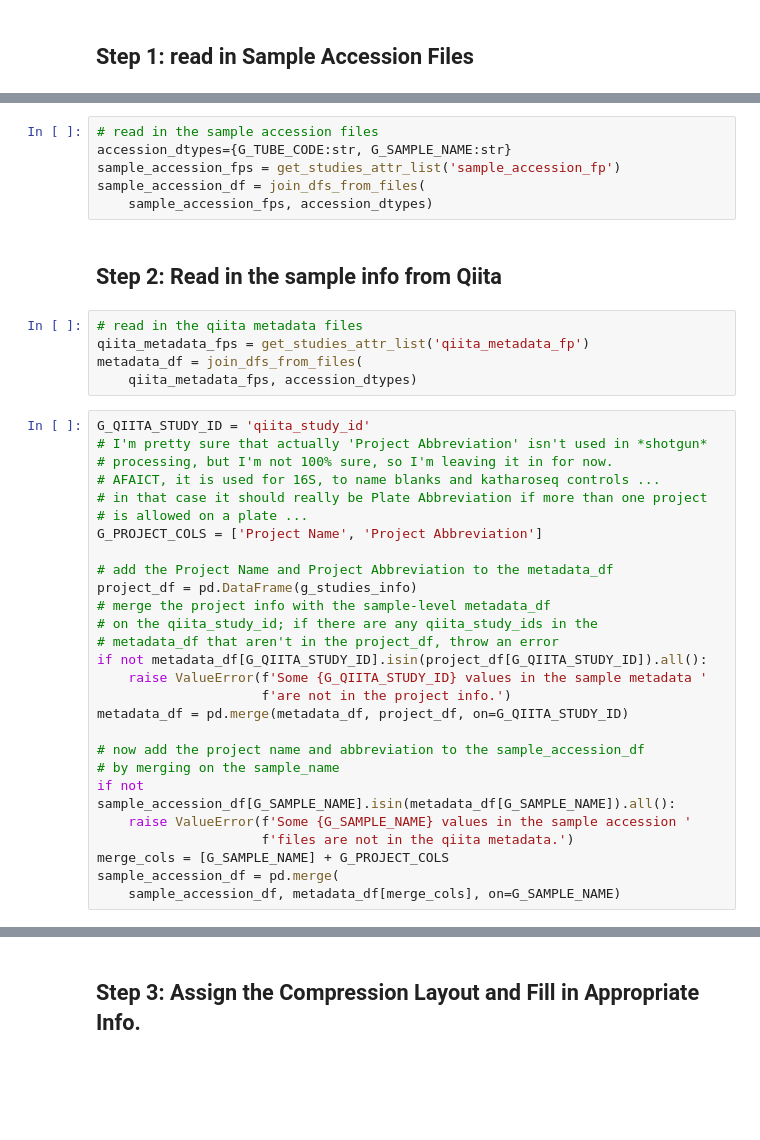
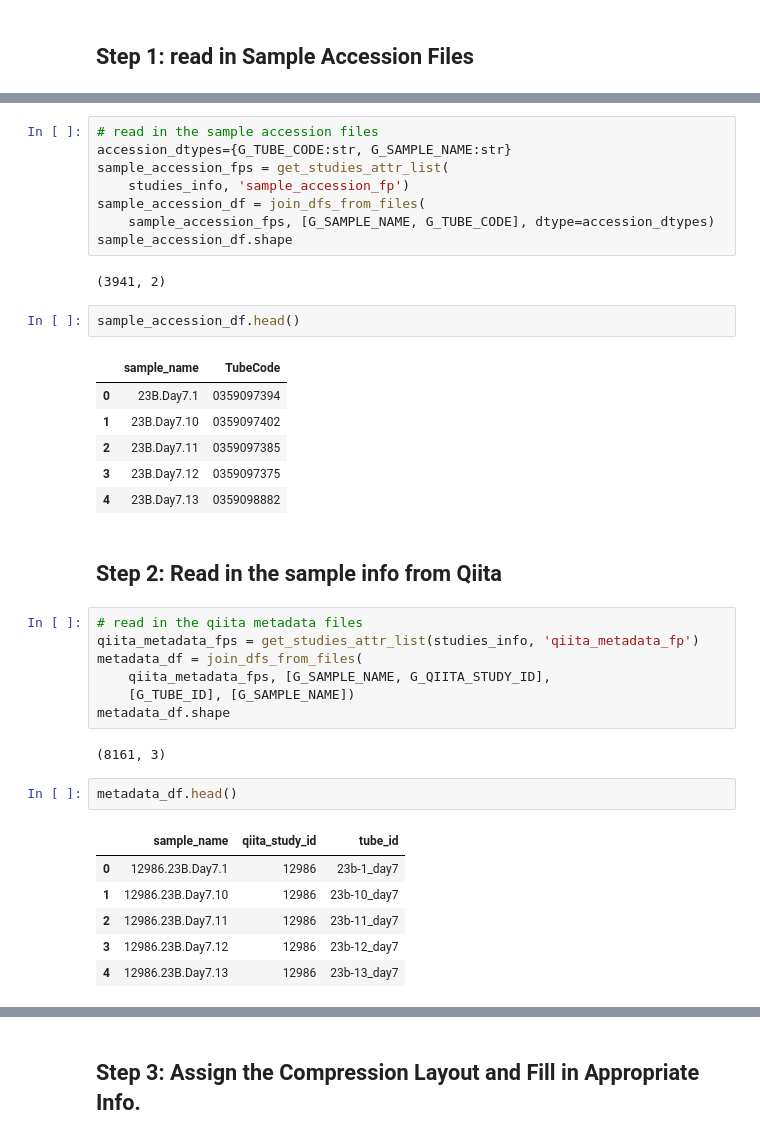
Before and after one commit to AmandaBirmingham/fork_metagenomics_pooling_notebook, a Jupyter notebook: notebooks/matrix_tube_pipeline_seqcount_norm.ipynb, the cells around one changed output, grey strips where cells are left out. Saved outputs shown, nothing was run; the diff lists cells and outputs as text; blank space fills up the shorter version.

```diff
--- a/notebooks/matrix_tube_pipeline_seqcount_norm.ipynb
+++ b/notebooks/matrix_tube_pipeline_seqcount_norm.ipynb
@@ -101,40 +179,39 @@ def join_dfs_from_files(input_fps, dtype=None, sep=G_SEP,
 # %%
 # read in the sample accession files
 accession_dtypes={G_TUBE_CODE:str, G_SAMPLE_NAME:str}
-sample_accession_fps = get_studies_attr_list('sample_accession_fp')
+sample_accession_fps = get_studies_attr_list(
+    studies_info, 'sample_accession_fp')
 sample_accession_df = join_dfs_from_files(
-    sample_accession_fps, accession_dtypes)
+    sample_accession_fps, [G_SAMPLE_NAME, G_TUBE_CODE], dtype=accession_dtypes)
+sample_accession_df.shape
+# %% [output]
+(3941, 2)
+# %%
+sample_accession_df.head()
+# %% [output]
+|  | sample_name | TubeCode |
+| 0 | 23B.Day7.1 | 0359097394 |
+| 1 | 23B.Day7.10 | 0359097402 |
+| 2 | 23B.Day7.11 | 0359097385 |
+| 3 | 23B.Day7.12 | 0359097375 |
+| 4 | 23B.Day7.13 | 0359098882 |
 # %% [markdown]
 ## Step 2: Read in the sample info from Qiita
 # %%
 # read in the qiita metadata files
-qiita_metadata_fps = get_studies_attr_list('qiita_metadata_fp')
+qiita_metadata_fps = get_studies_attr_list(studies_info, 'qiita_metadata_fp')
 metadata_df = join_dfs_from_files(
-    qiita_metadata_fps, accession_dtypes)
+    qiita_metadata_fps, [G_SAMPLE_NAME, G_QIITA_STUDY_ID],
+    [G_TUBE_ID], [G_SAMPLE_NAME])
+metadata_df.shape
+# %% [output]
+(8161, 3)
-# %%
-G_QIITA_STUDY_ID = 'qiita_study_id'
-# I'm pretty sure that actually 'Project Abbreviation' isn't used in *shotgun*
-# processing, but I'm not 100% sure, so I'm leaving it in for now.
-# AFAICT, it is used for 16S, to name blanks and katharoseq controls ...
-# in that case it should really be Plate Abbreviation if more than one project
-# is allowed on a plate ...
-G_PROJECT_COLS = ['Project Name', 'Project Abbreviation']
-
-# add the Project Name and Project Abbreviation to the metadata_df
-project_df = pd.DataFrame(g_studies_info)
-# merge the project info with the sample-level metadata_df
-# on the qiita_study_id; if there are any qiita_study_ids in the
-# metadata_df that aren't in the project_df, throw an error
-if not metadata_df[G_QIITA_STUDY_ID].isin(project_df[G_QIITA_STUDY_ID]).all():
-    raise ValueError(f'Some {G_QIITA_STUDY_ID} values in the sample metadata '
-                     f'are not in the project info.')
-metadata_df = pd.merge(metadata_df, project_df, on=G_QIITA_STUDY_ID)
-
-# now add the project name and abbreviation to the sample_accession_df
-# by merging on the sample_name
-if not sample_accession_df[G_SAMPLE_NAME].isin(metadata_df[G_SAMPLE_NAME]).all():
-    raise ValueError(f'Some {G_SAMPLE_NAME} values in the sample accession '
-                     f'files are not in the qiita metadata.')
-merge_cols = [G_SAMPLE_NAME] + G_PROJECT_COLS
-sample_accession_df = pd.merge(
-    sample_accession_df, metadata_df[merge_cols], on=G_SAMPLE_NAME)
+# %%
+metadata_df.head()
+# %% [output]
+|  | sample_name | qiita_study_id | tube_id |
+| 0 | 12986.23B.Day7.1 | 12986 | 23b-1_day7 |
+| 1 | 12986.23B.Day7.10 | 12986 | 23b-10_day7 |
+| 2 | 12986.23B.Day7.11 | 12986 | 23b-11_day7 |
+| 3 | 12986.23B.Day7.12 | 12986 | 23b-12_day7 |
+| 4 | 12986.23B.Day7.13 | 12986 | 23b-13_day7 |
```
Also changed, not shown: parts of 74 cells of this notebook, 3 other files.
